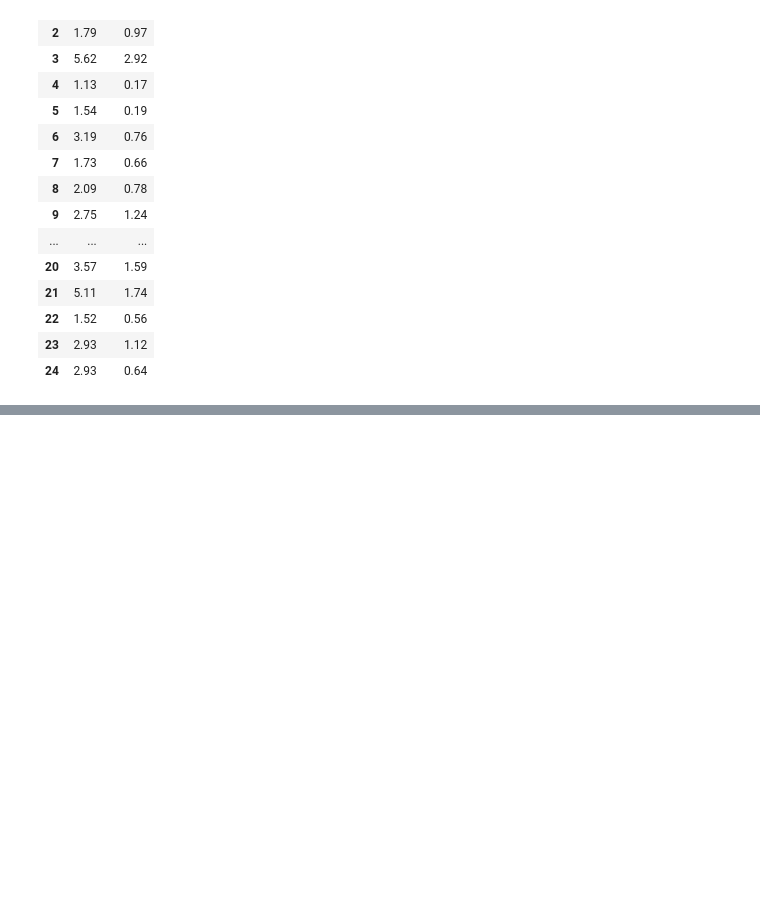
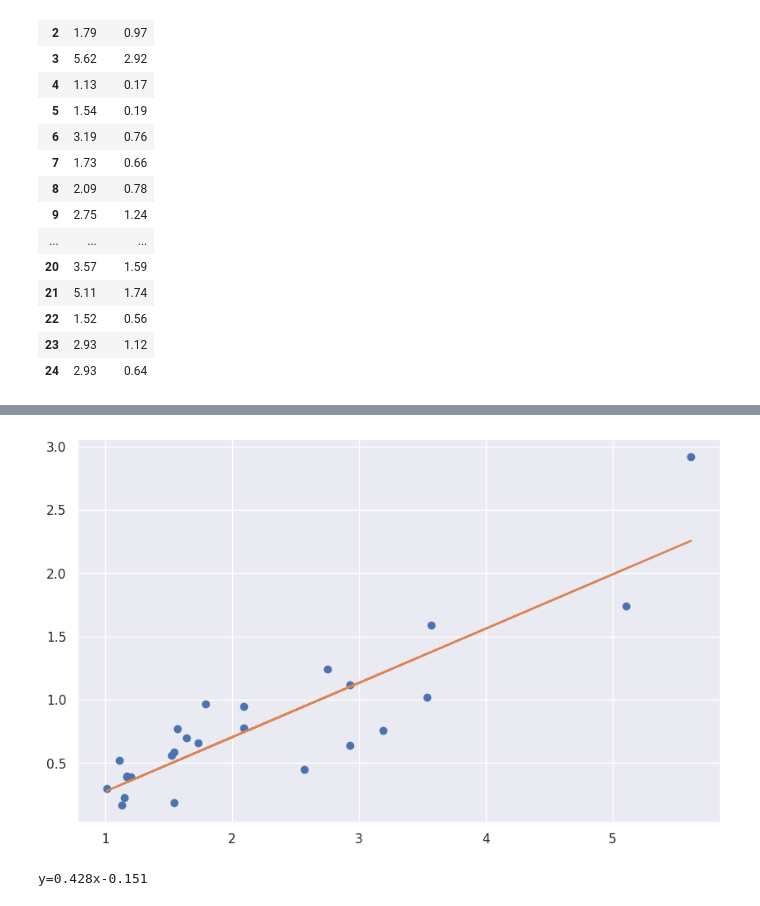
Before and after one commit to newbooks/plot_demo, a Jupyter notebook: demo.ipynb, the cells around one changed output, grey strips where cells are left out. Saved outputs shown, nothing was run; the diff lists cells and outputs as text; code cells hidden in the pictures; blank space fills up the shorter version.

```diff
--- a/demo.ipynb
+++ b/demo.ipynb
@@ -39,0 +52,12 @@ KeyError: 'Runoff'
+# %%
+# Seaborn does not give a regression function, so we will use numpy to do a linear fitting
+x=run_offs['Rain']
+y=run_offs['Runoff']
+plt.plot(x, y, "o")
+m,b=np.polyfit(x,y,1)
+plt.plot(x, m*x+b)
+plt.show()
+print("y=%.3fx%+.3f" % (m, b))
+# %% [output]
+[figure, added]
+y=0.428x-0.151
```
Also changed, not shown: parts of 3 cells of this notebook, 1 other file.
